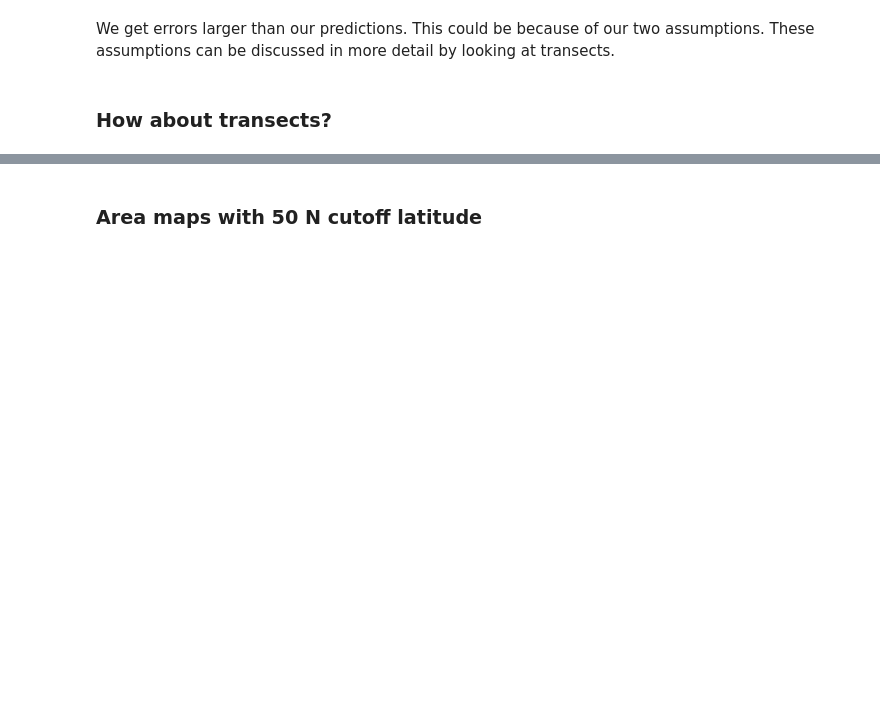
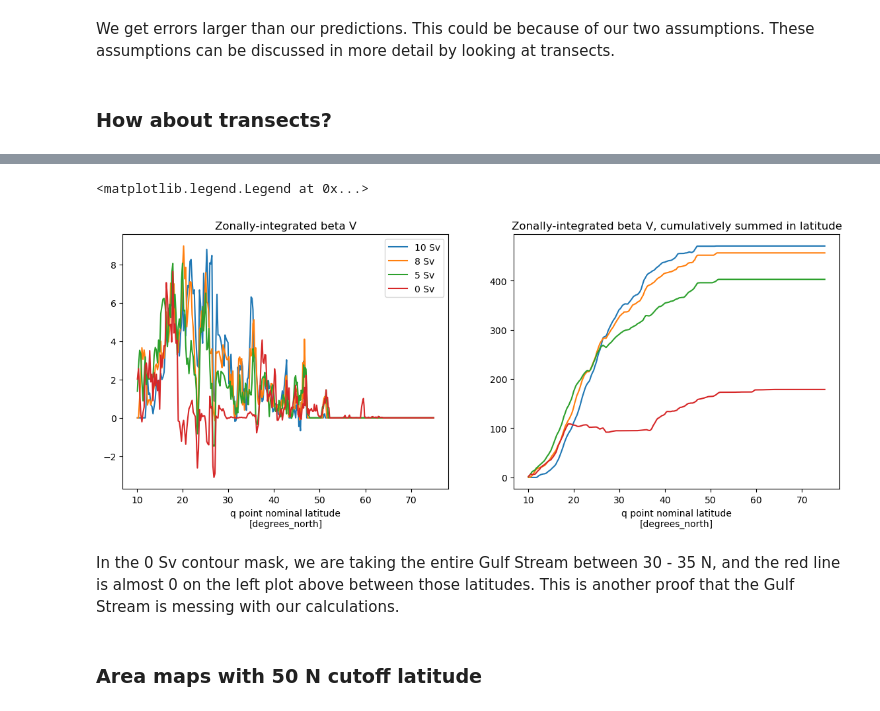
Before and after one commit to dhruvbhagtani/North-Atlantic-Oscillation-tests, a Jupyter notebook: Repeat-year-forcing-setup/betaV-area-integration.ipynb, the cells around one changed output, grey strips where cells are left out. Drawn from its saved outputs; the diff is of its cells as text; code cells hidden in the pictures; blank space fills up the shorter version.

```diff
--- a/Repeat-year-forcing-setup/betaV-area-integration.ipynb
+++ b/Repeat-year-forcing-setup/betaV-area-integration.ipynb
@@ -240,3 +258,24 @@ plt.tight_layout()
+# %%
+fig, axes = plt.subplots(nrows = 1, ncols = 2, figsize = (14, 5))
+
+(mask10 * area_bu_NA * beta_v).sum(['xq']).plot(ax = axes[0], label = '10 Sv')
+(mask08 * area_bu_NA * beta_v).sum(['xq']).plot(ax = axes[0], label = '8 Sv')
+(mask05 * area_bu_NA * beta_v).sum(['xq']).plot(ax = axes[0], label = '5 Sv')
+(mask00 * area_bu_NA * beta_v).sum(['xq']).plot(ax = axes[0], label = '0 Sv')
+
+(mask10 * area_bu_NA * beta_v).sum(['xq']).cumsum('yq').plot(ax = axes[1], label = '10 Sv')
+(mask08 * area_bu_NA * beta_v).sum(['xq']).cumsum('yq').plot(ax = axes[1], label = '8 Sv')
+(mask05 * area_bu_NA * beta_v).sum(['xq']).cumsum('yq').plot(ax = axes[1], label = '5 Sv')
+(mask00 * area_bu_NA * beta_v).sum(['xq']).cumsum('yq').plot(ax = axes[1], label = '0 Sv')
+
+axes[0].set_title('Zonally-integrated beta V')
+axes[1].set_title('Zonally-integrated beta V, cumulatively summed in latitude')
+axes[0].legend()
+# %% [output]
+<matplotlib.legend.Legend at 0x...>
+[figure, added]
+# %% [markdown]
+In the 0 Sv contour mask, we are taking the entire Gulf Stream between 30 - 35 N, and the red line is almost 0 on the left plot above between those latitudes. This is another proof that the Gulf Stream is messing with our calculations.
 # %% [markdown]
 ### Area maps with 50 N cutoff latitude
 # %%
```
Also changed, not shown: parts of 9 cells of this notebook.
